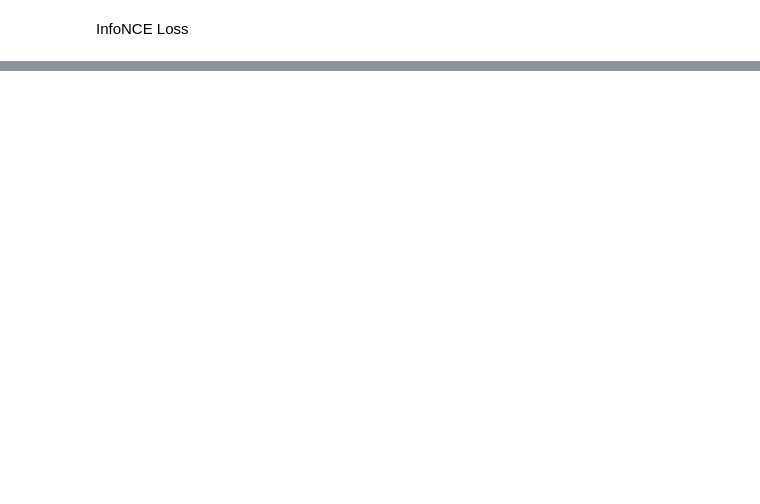
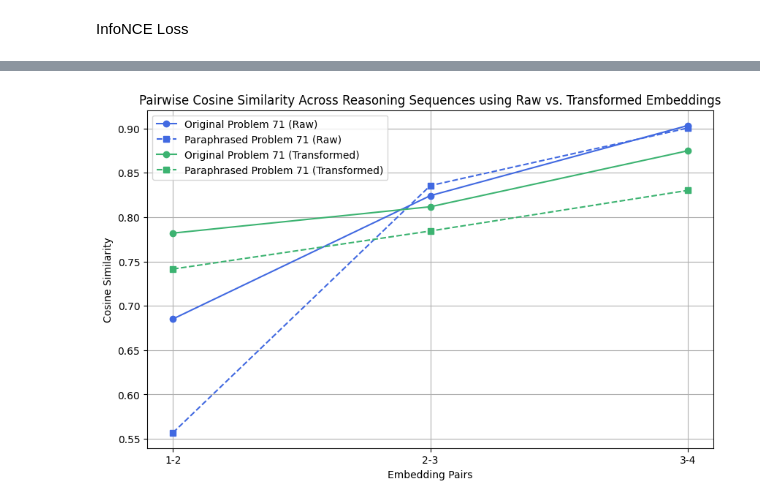
Before and after one commit to vivekvajipey/reasoning-topics, a Jupyter notebook: contrastive/cl_transform_analysis.ipynb, the cells around one changed output, grey strips where cells are left out. Cells and saved outputs as stored; diff of their text form; code cells hidden in the pictures; blank space fills up the shorter version.

```diff
--- a/contrastive/cl_transform_analysis.ipynb
+++ b/contrastive/cl_transform_analysis.ipynb
@@ -152,0 +391,5 @@ output = loss(query, positive_key)
+# %%
+embeddings_collection = []
+for trace in cot_collection:
+    embeddings = [sent_transformer.encode(step) for step in trace]
+    embeddings_collection.append(embeddings)
@@ -152,0 +398,14 @@ output = loss(query, positive_key)
+# %%
+prob_nos = [2]
+cot_collection = []
+paraphrased_cot_collection = []
+for prob_no in prob_nos:
+    reasoning_trace_list = (df.loc[df['Problem Number'] == prob_no])['Reasoning Trace'].tolist()
+    paraphrased_reasoning_trace_list = (df.loc[df['Problem Number'] == prob_no])['Positive'].tolist()
+    paraphrased_reasoning_trace_list = [step[0] for step in paraphrased_reasoning_trace_list]
+    for i, step in enumerate(reasoning_trace_list):
+        print(i, step)
+    cot_collection.append(reasoning_trace_list)
+    paraphrased_cot_collection.append(paraphrased_reasoning_trace_list)
+sent_transformer = SentenceTransformer('all-MiniLM-L6-v2')
+# plot_cot_step_metrics(cot_collection, paraphrased_cot_collection, sent_transformer)
@@ -152,0 +719,20 @@ output = loss(query, positive_key)
+# %%
+prob_nos = set()
+while len(prob_nos) < 1:
+    prob_nos.add(random.randint(0, 112))
+prob_nos = list(prob_nos)
+print("Problem Numbers: ", prob_nos)
+cot_collection = []
+paraphrased_cot_collection = []
+for prob_no in prob_nos:
+    print("PROBLEM NUMBER: ", prob_no)
+    reasoning_trace_list = (df.loc[df['Problem Number'] == prob_no])['Reasoning Trace'].tolist()
+    paraphrased_reasoning_trace_list = (df.loc[df['Problem Number'] == prob_no])['Positive'].tolist()
+    paraphrased_reasoning_trace_list = [step[0] for step in paraphrased_reasoning_trace_list]
+    for i, steps in enumerate(zip(reasoning_trace_list, paraphrased_reasoning_trace_list)):
+        print(i, steps[0])
+        print(i, steps[1])
+    cot_collection.append(reasoning_trace_list)
+    paraphrased_cot_collection.append(paraphrased_reasoning_trace_list)
+    print()
+sent_transformer = SentenceTransformer('all-MiniLM-L6-v2')
@@ -152,0 +750,8 @@ output = loss(query, positive_key)
+# %%
+# plot_pairwise_metrics_raw('Euclidean Distance', cot_collection, paraphrased_cot_collection, sent_transformer, prob_nos)
+# plot_pairwise_metrics_transformed('Euclidean Distance', cot_collection, paraphrased_cot_collection, sent_transformer, model, prob_nos)
+# plot_pairwise_metrics_raw('Cosine Similarity', cot_collection, paraphrased_cot_collection, sent_transformer, prob_nos)
+# plot_pairwise_metrics_transformed('Cosine Similarity', cot_collection, paraphrased_cot_collection, sent_transformer, model, prob_nos)
+plot_pairwise_metrics_raw_and_transformed('Cosine Similarity', cot_collection, paraphrased_cot_collection, sent_transformer, model, prob_nos)
+# %% [output]
+[figure, added]
```
Also changed, not shown: parts of 23 cells of this notebook, 1 other file.
